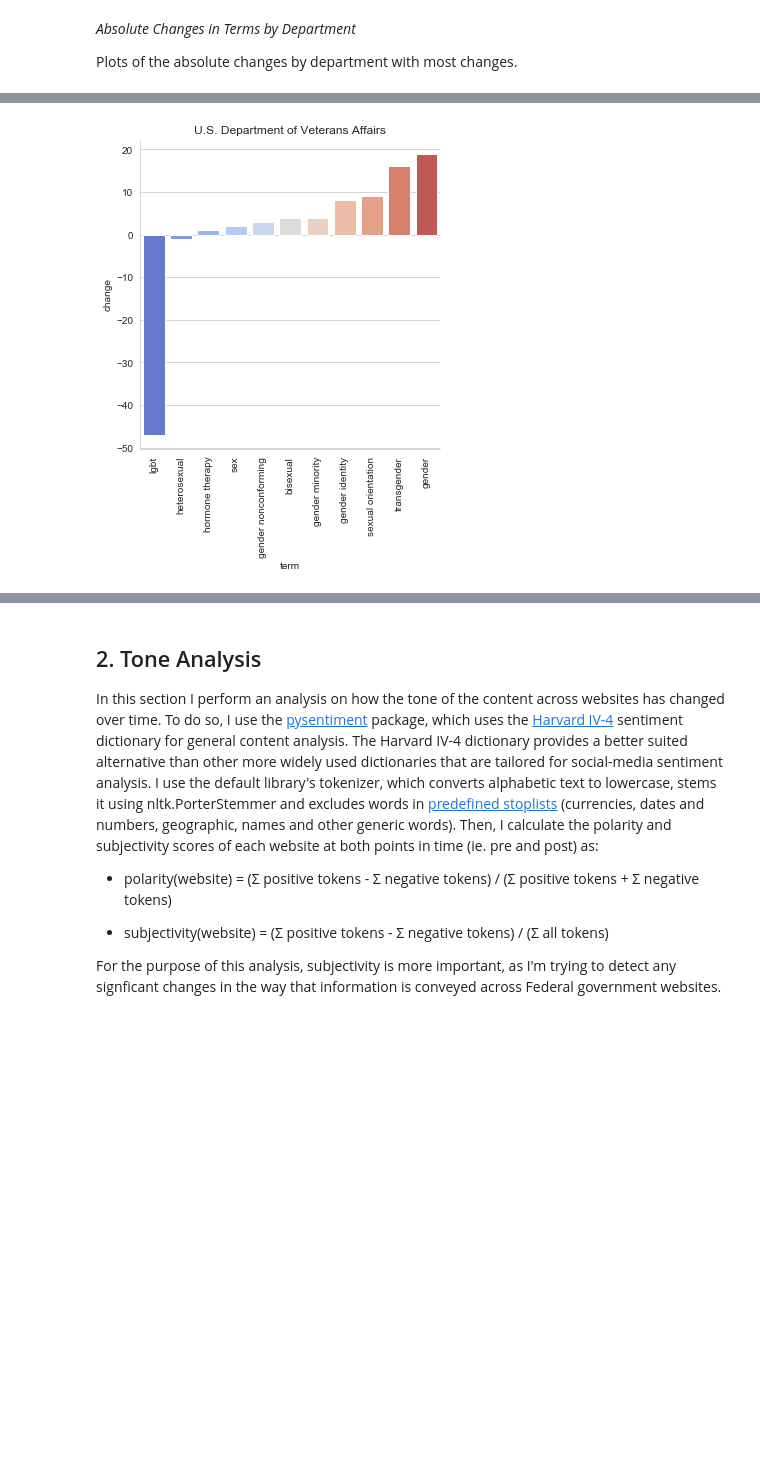
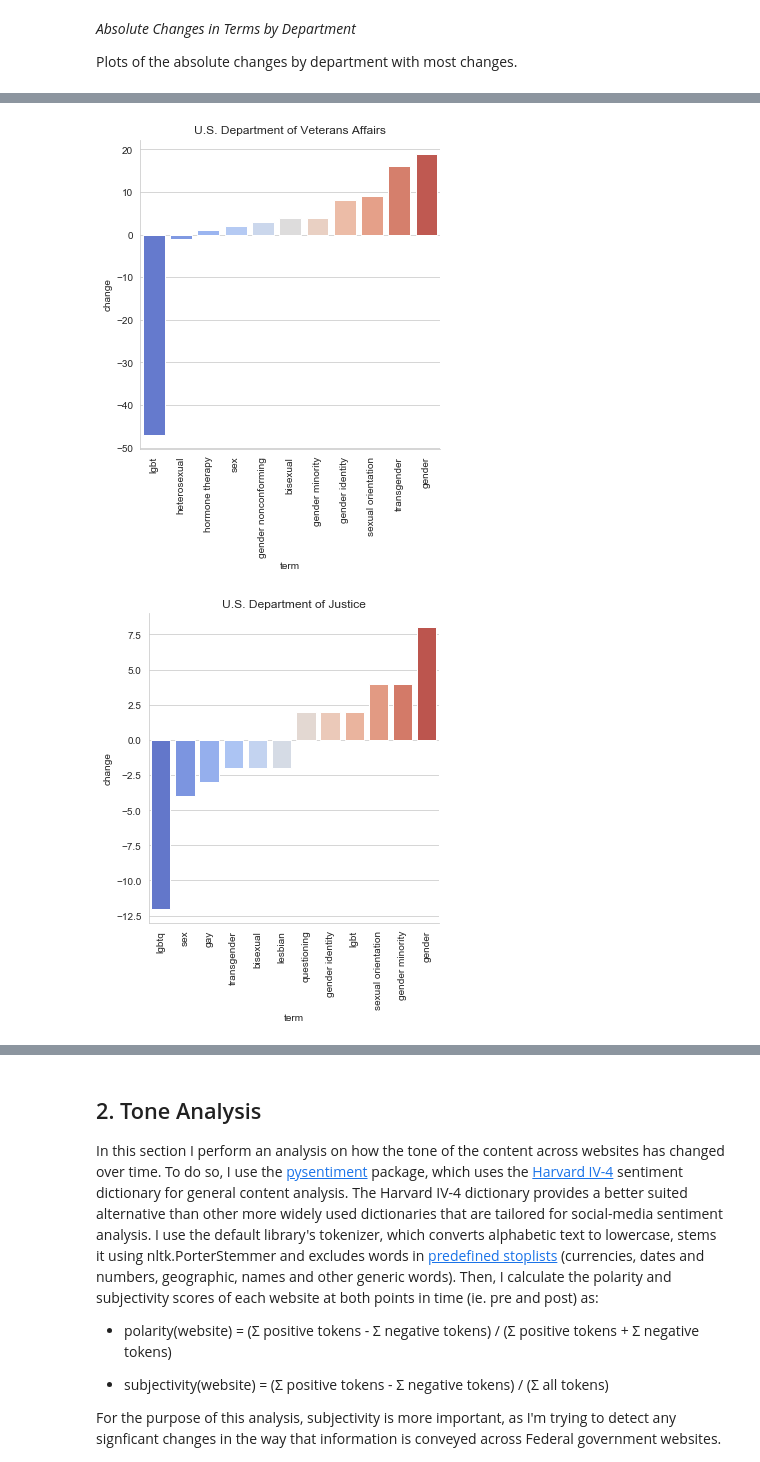
Before and after one commit to sunlightpolicy/lgbtq_trends, a Jupyter notebook: content_analysis.ipynb, the cells around one changed output, grey strips where cells are left out. Cells and saved outputs as stored; diff of their text form; code cells hidden in the pictures; blank space fills up the shorter version.

```diff
--- a/content_analysis.ipynb
+++ b/content_analysis.ipynb
@@ -211,7 +214,9 @@ Plots of the absolute changes by department with most changes.
 department_list = ['U.S. Department of Health and Human Services', 'U.S. Department of the Interior',
                    'U.S. Department of Labor', 'U.S. Department of Housing and Urban Development ',
                    'U.S. Department of Education', 'Interagency Working Group',
-                   'U.S. Department of Veterans Affairs']
+                   'U.S. Department of Veterans Affairs',
+                   'U.S. Department of Justice',
+                   'Peace Corps', 'U.S. Social Security Administration']
 a.plot_changes_dept(df_pre_merged, df_post_merged, col_names, department_list)
 # %% [output]
 U.S. Department of Health and Human Services
@@ -231,7 +242,8 @@ The absolute number of terms changed 3.36 %, from 536 to 554
 [figure]
 [figure]
 [figure]
 [figure]
 [figure]
 [figure]
 [figure]
+[figure, added]
```
Also changed, not shown: parts of 11 cells of this notebook, 4 other files.
